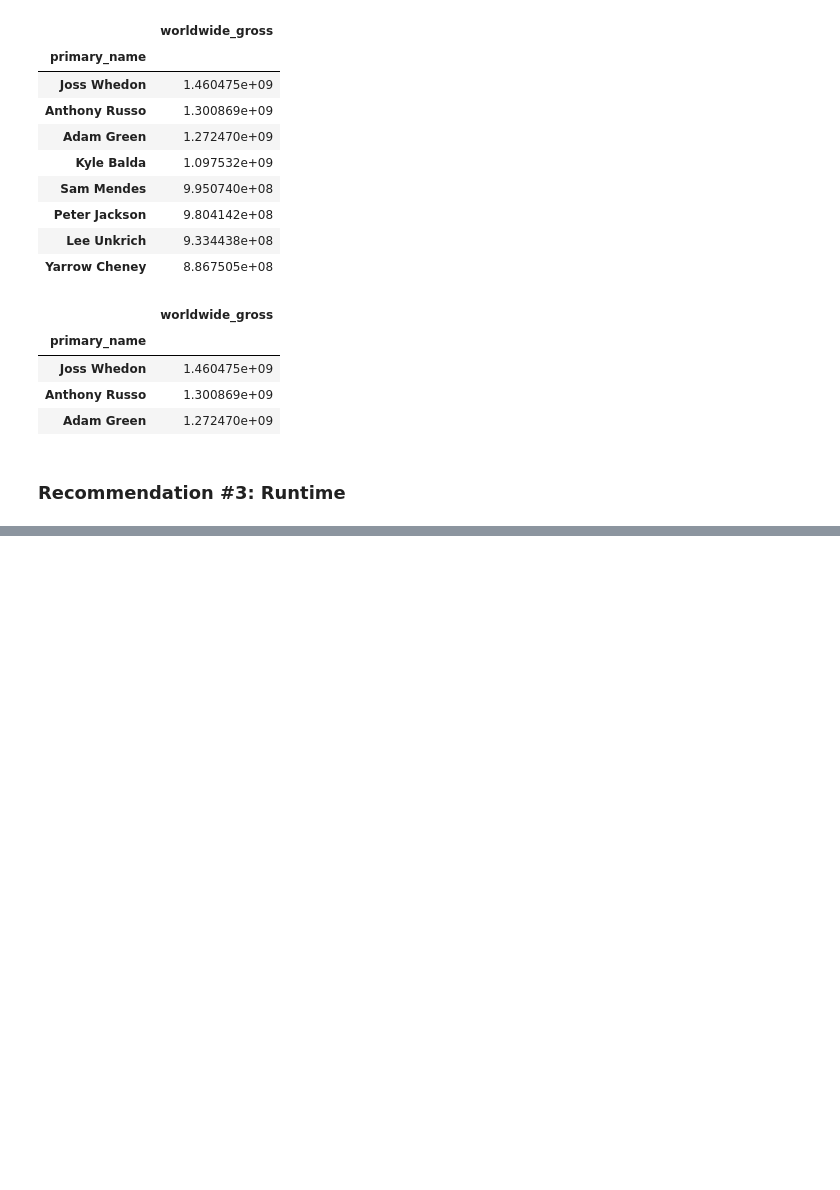
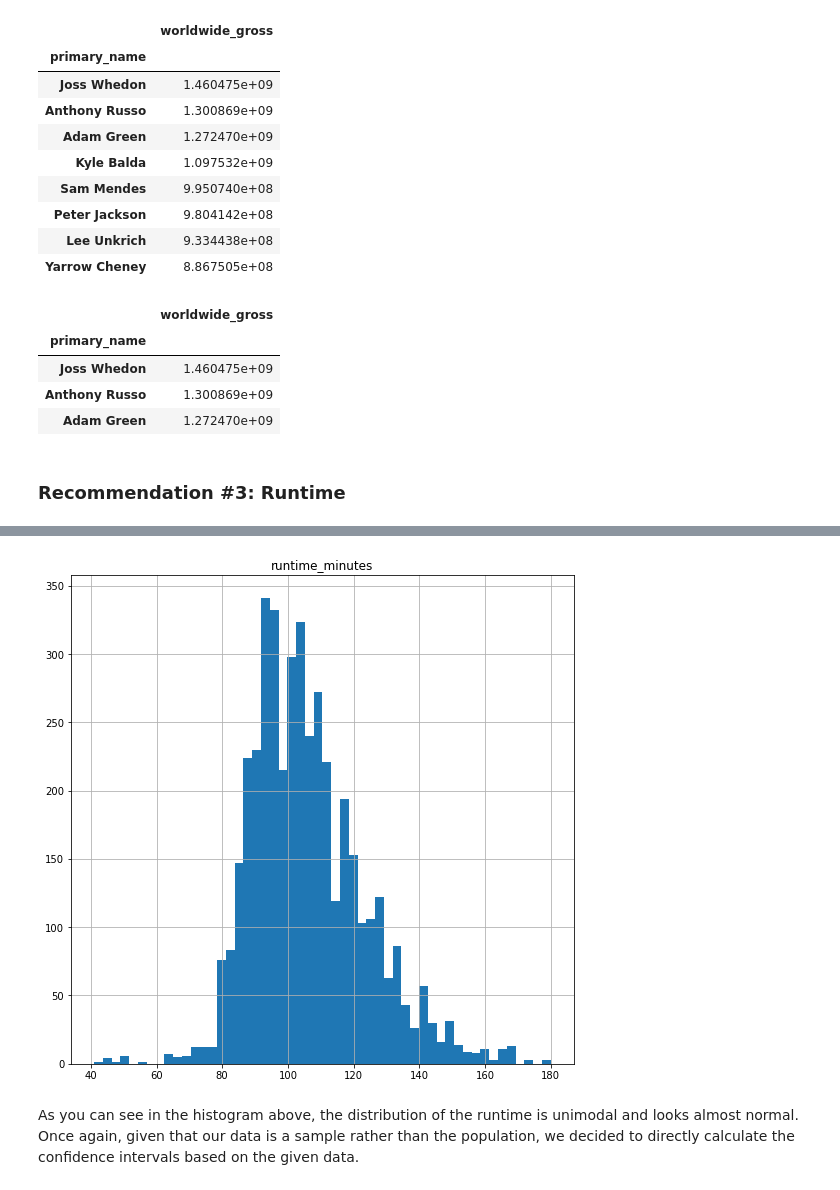
Before and after one commit to abwilliamss/AIAcademy-capstone, a Jupyter notebook: AI Academy Capstone Project.ipynb, the cells around one changed output, grey strips where cells are left out. Drawn from its saved outputs; the diff is of its cells as text; code cells hidden in the pictures; blank space fills up the shorter version.

```diff
--- a/AI Academy Capstone Project.ipynb
+++ b/AI Academy Capstone Project.ipynb
@@ -268,0 +250,4 @@ plt.yticks(size = 30);
+# %%
+# runtime statistics across all genres
+runtime = pd.DataFrame(final, columns=['runtime_minutes'])
+print(runtime.describe())
@@ -268,0 +278,6 @@ plt.yticks(size = 30);
+# %%
+pd.DataFrame(runtime).hist(bins='auto',figsize=(9,9));
+# %% [output]
+[figure, added]
+# %% [markdown]
+As you can see in the histogram above, the distribution of the runtime is unimodal and looks almost normal. Once again, given that our data is a sample rather than the population, we decided to directly calculate the confidence intervals based on the given data.
```
Also changed, not shown: parts of 25 cells of this notebook.
